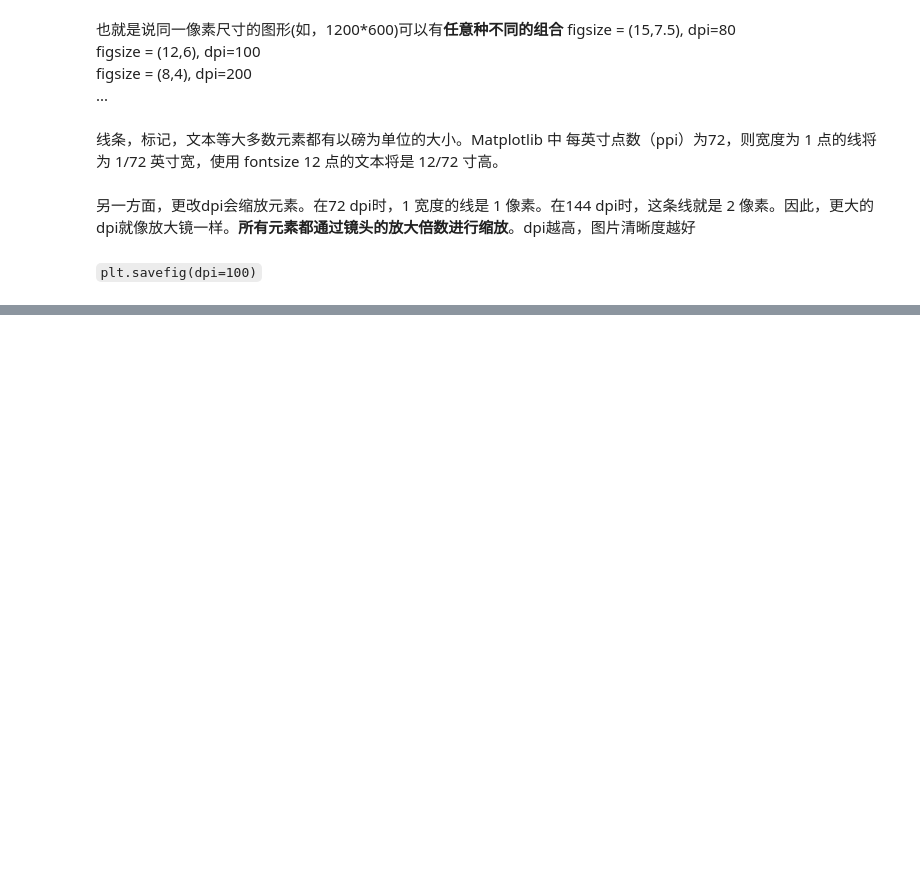
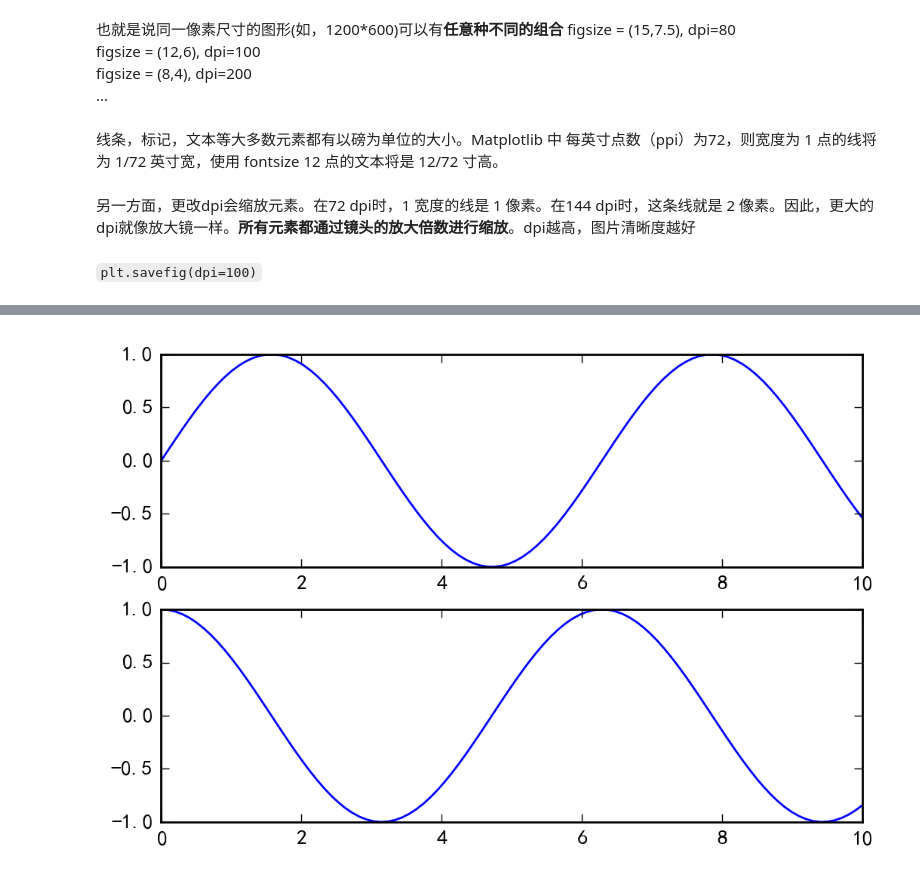
Before and after one commit to Laishuxin/python_data_science, a Jupyter notebook: 06.00_Matplotlib数据可视化.ipynb, the cells around one changed output, grey strips where cells are left out. Saved outputs shown, nothing was run; the diff lists cells and outputs as text; code cells hidden in the pictures; blank space fills up the shorter version.

```diff
--- a/06.00_Matplotlib数据可视化.ipynb
+++ b/06.00_Matplotlib数据可视化.ipynb
@@ -166,0 +192,10 @@ plt.show()
+# %%
+plt.figure() # 创建图形
+# 创建两个子图中的第一个， 设置坐标轴
+plt.subplot(2, 1, 1) # (行、 列、 子图编号)
+plt.plot(x, np.sin(x))
+# 创建两个子图中的第二个， 设置坐标轴
+plt.subplot(2, 1, 2)
+plt.plot(x, np.cos(x));
+# %% [output]
+[figure, added]
```
Also changed, not shown: parts of 94 cells of this notebook, 10 other files.
